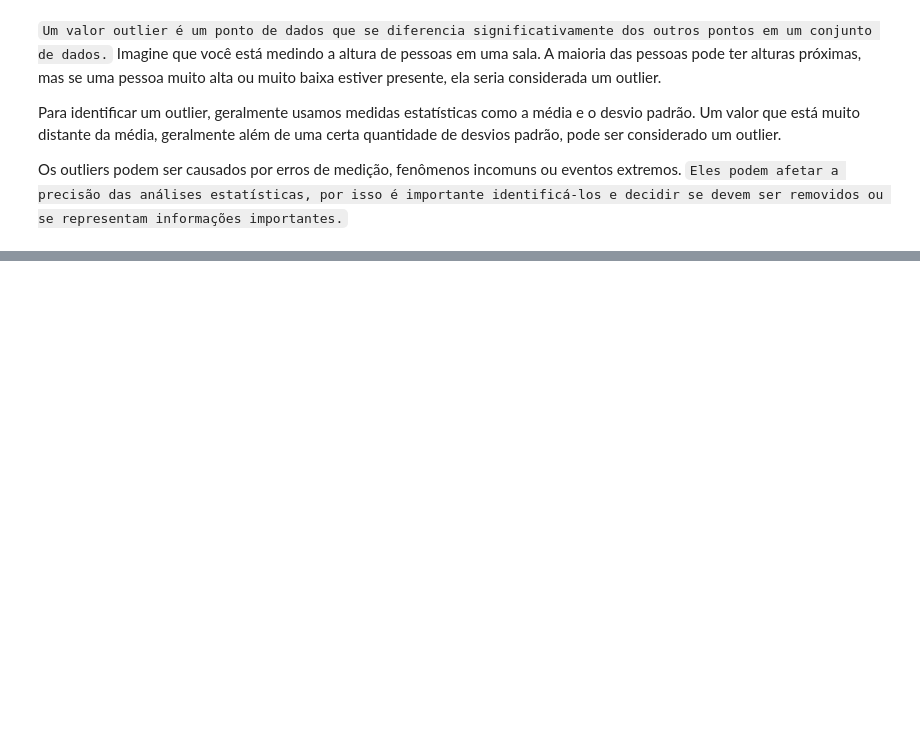
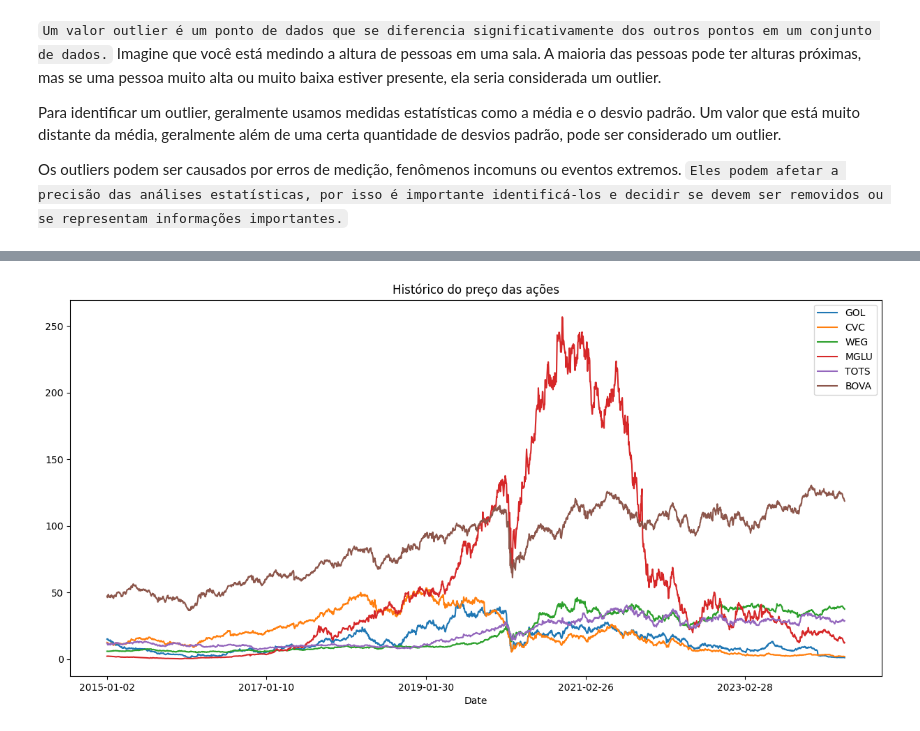
Before and after one commit to diegodataops/Tech-Lab, a Jupyter notebook: Python_para_Finanças/Python_para_Finanças.ipynb, the cells around one changed output, grey strips where cells are left out. Saved outputs shown, nothing was run; the diff lists cells and outputs as text; code cells hidden in the pictures; blank space fills up the shorter version.

```diff
--- a/Python_para_Finanças/Python_para_Finanças.ipynb
+++ b/Python_para_Finanças/Python_para_Finanças.ipynb
@@ -435,0 +436,4 @@ for i in np.arange(1, len(acoes_df.columns)):
+# %%
+acoes_df.plot(x =  'Date', figsize= (15,7), title="Histórico do preço das ações");
+# %% [output]
+[figure, added]
```
Also changed, not shown: parts of 18 cells of this notebook, 5 other files.
